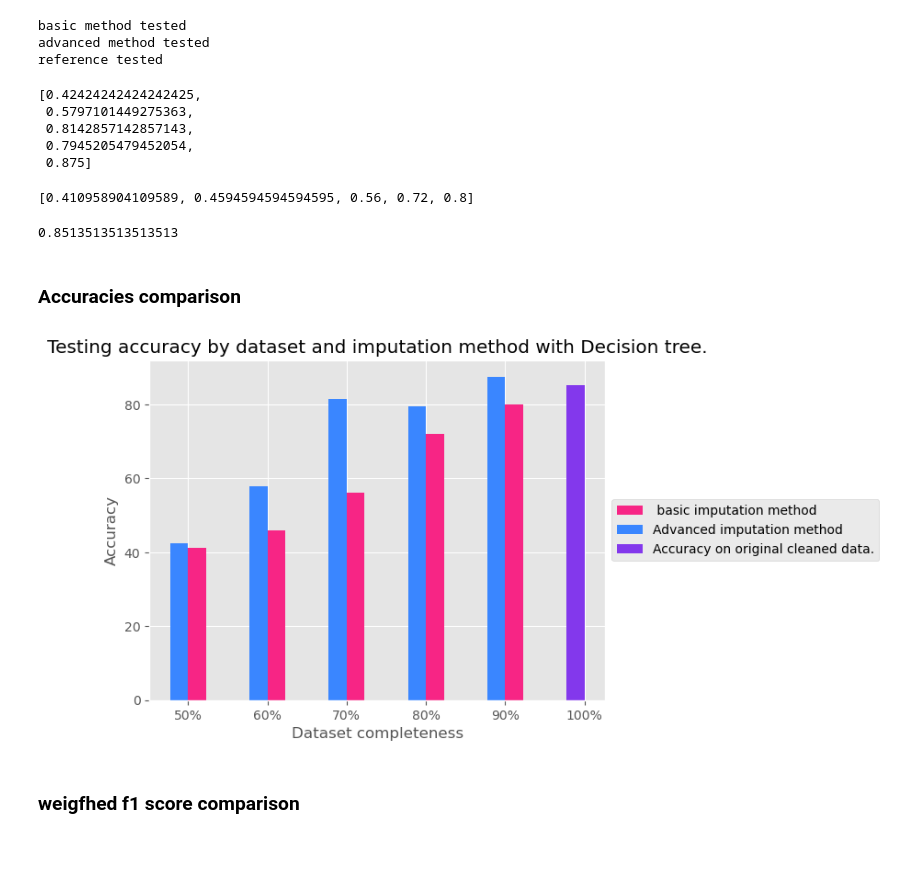
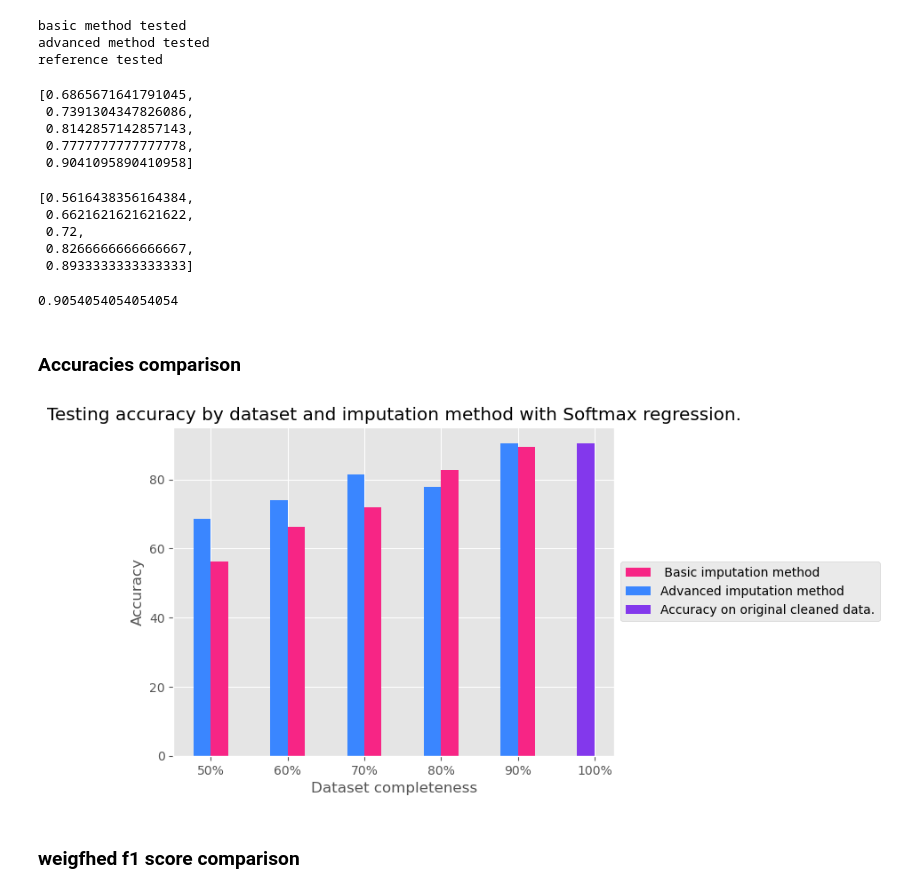
Before and after one commit to VladMarianCimpeanu/DIQ-assignment, a Jupyter notebook: code/soybean_notebook.ipynb, the cells around one changed output. Drawn from its saved outputs; the diff is of its cells as text; code cells hidden in the pictures; blank space fills up the shorter version.

Commit message:
SOFTMAX evaluation + DECISION_TREE imputation

```diff
--- a/code/soybean_notebook.ipynb
+++ b/code/soybean_notebook.ipynb
@@ -62,11 +53,0 @@ profile_soybean.to_file("../profilingReports/soybean_profiling.json")"""
-# %%
-f = open("../profilingReports/soybean_profiling.json")
-jfile = j.load(f)
-
-labels = list(jfile["correlations"]["auto"][0].keys())
-
-df_correlation = pd.DataFrame(jfile["correlations"]["auto"])
-sns.heatmap(df_correlation, cmap='Blues', yticklabels=labels, xticklabels=labels)
-plt.xticks(rotation=90, fontsize=7)
-plt.yticks(fontsize=7)
-plt.show()
@@ -89,11 +53,0 @@ We notice that the class variable is highly correlated with:
-# %%
-fig, axs = plt.subplots(nrows=1, ncols=len(high_correlated_labels), figsize=(20, 5), constrained_layout=True)
-
-fig.suptitle('Correlation between class and its covariates', fontsize=16)
-
-for a, l in zip(axs, high_correlated_labels):
-    sns.histplot(soybean_df, x='class', y=l, alpha=1, ax=a, cbar=True, cmap='Blues')
-    a.tick_params('x', labelrotation=90, labelsize=10)
-    a.tick_params('y', labelsize=10)
-
-plt.show()
@@ -492,8 +426,8 @@ In this section, we perform a Multiple Imputation by Chained Equations technique
 missing_columns = list(soybean_df.columns.values)
 missing_columns.remove('class')
 
-imputed_df_s_advanced = [utility.iterative_imputation_KNN(d, 'class', n_iter=N_ITER) for d in df_s]
-exact_advanced_assesment = utility.accuracy_assesment(imputed_df_s_advanced, soybean_df, missing_columns)
+imputed_df_s_advanced = [u.iterative_imputation_DT(d, 'class', n_iter=N_ITER) for d in df_s]
+exact_advanced_assesment = u.accuracy_assesment(imputed_df_s_advanced, soybean_df, missing_columns)
 # %% [output]
 loading: [===============] 100.0%
 loading: [===============] 100.0%
@@ -632,7 +566,7 @@ advanced_confusion_matrixes = []
 advanced_weighted_f1_score = []
 
 for d in basic_df_transformed:
-    results = utility.pipeline_ML(d, 'class', SEED, utility.model_selection_decision_tree)
+    results = u.pipeline_ML(d, 'class', SEED, u.model_selection_logistic_regression)
     basic_accuracies.append(results[1])
     basic_reports.append(results[2])
     basic_confusion_matrixes.append(results[3])
@@ -641,7 +575,7 @@ for d in basic_df_transformed:
 print('basic method tested')
 
 for d in advanced_df_transformed:
-    results = utility.pipeline_ML(d, 'class', SEED, utility.model_selection_decision_tree)
+    results = u.pipeline_ML(d, 'class', SEED, u.model_selection_logistic_regression)
     advanced_accuracies.append(results[1])
     advanced_reports.append(results[2])
     advanced_confusion_matrixes.append(results[3])
@@ -649,7 +583,7 @@ for d in advanced_df_transformed:
 
 print('advanced method tested')
 
-reference_results = utility.pipeline_ML(reference_soybean_transformed, 'class', SEED, utility.model_selection_decision_tree)
+reference_results = u.pipeline_ML(reference_soybean_transformed, 'class', SEED, u.model_selection_logistic_regression)
 print('reference tested')
 # %% [output]
 basic method tested
@@ -658,51 +592,55 @@ reference tested
 # %%
 advanced_accuracies
 # %% [output]
-[0.42424242424242425,
- 0.5797101449275363,
+[0.6865671641791045,
+ 0.7391304347826086,
  0.8142857142857143,
- 0.7945205479452054,
- 0.875]
+ 0.7777777777777778,
+ 0.9041095890410958]
 # %%
 basic_accuracies
 # %% [output]
-[0.410958904109589, 0.4594594594594595, 0.56, 0.72, 0.8]
+[0.5616438356164384,
+ 0.6621621621621622,
+ 0.72,
+ 0.8266666666666667,
+ 0.8933333333333333]
 # %%
 reference_results[1]
 # %% [output]
-0.8513513513513513
+0.9054054054054054
 # %% [markdown]
 ### Accuracies comparison
 # %%
 labels = [f'{p}%' for p in range(50, 110, 10)]
 
 advanced_accuracies_plot = np.array(advanced_accuracies) * 100
 basic_accuracies_plot = np.array(basic_accuracies) * 100
 
 reference_accuracy_plot = reference_results[1] * 100
 
 x = np.arange(len(labels))  # the label locations
 width = 0.45  # the width of the bars
 
 fig, ax = plt.subplots()
 
-rects1 = ax.bar(x[:-1] + width/4, basic_accuracies_plot, width / 2, label=' basic imputation method', color='#f72585')
+rects1 = ax.bar(x[:-1] + width/4, basic_accuracies_plot, width / 2, label=' Basic imputation method', color='#f72585')
 rects2 = ax.bar(x[: -1] - width/4, advanced_accuracies_plot, width / 2, label='Advanced imputation method', color='#3a86ff')
 
 rect_reference = ax.bar(x[-1] - width/4, reference_accuracy_plot, width / 2, label='Accuracy on original cleaned data.', color='#8338ec')
 
 
 # Add some text for labels, title and custom x-axis tick labels, etc.
 ax.set_ylabel('Accuracy')
 ax.set_xlabel('Dataset completeness')
-ax.set_title('Testing accuracy by dataset and imputation method with Decision tree.')
+ax.set_title('Testing accuracy by dataset and imputation method with Softmax regression.')
 ax.set_xticks(x, labels)
 
 plt.legend(loc='center left', bbox_to_anchor=(1, 0.5))
 
 plt.show()
 # %% [output]
-[figure, old version]
+[figure, new version]
 # %% [markdown]
 ### weigfhed f1 score comparison
 # %%
```
Also changed, not shown: parts of 28 cells of this notebook.
